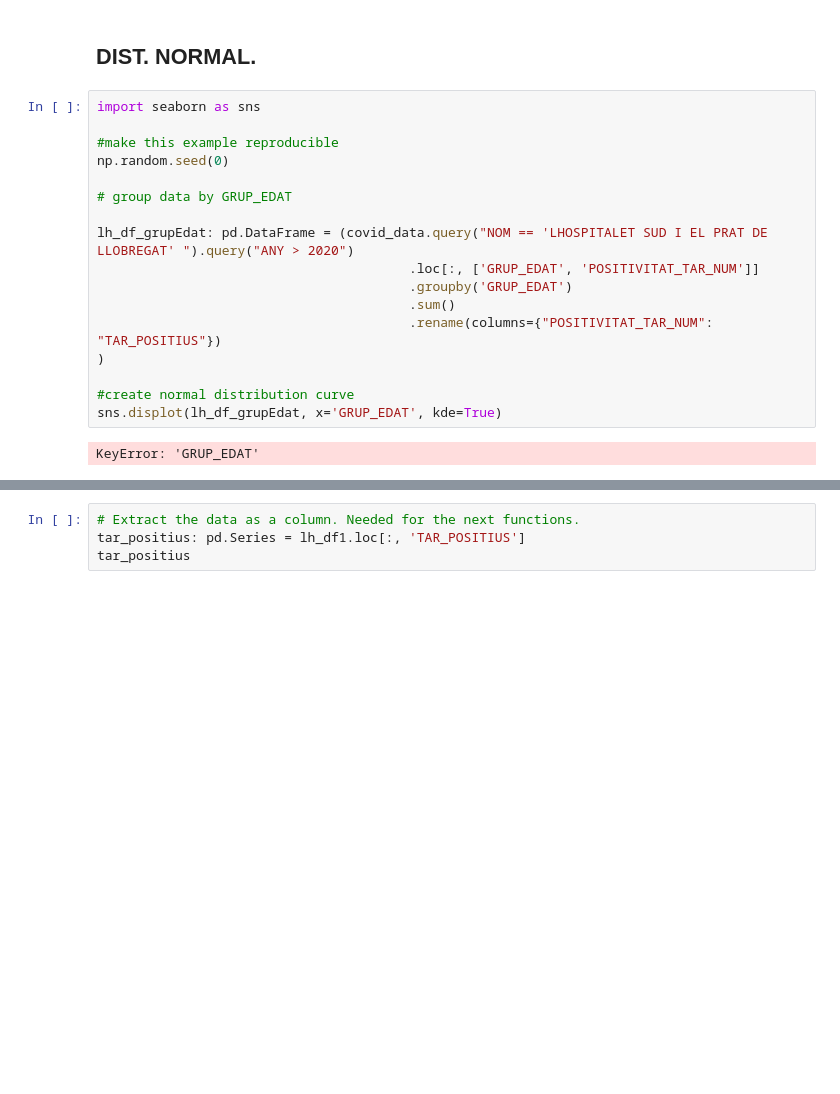
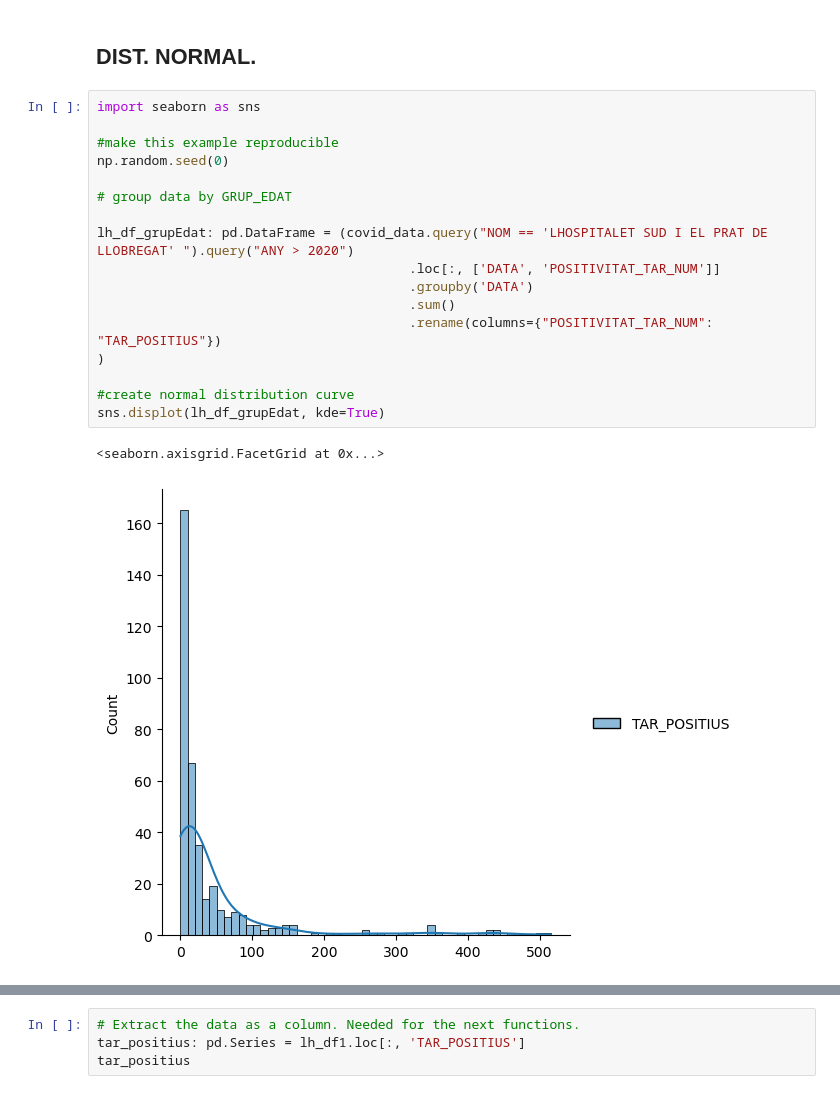
Before and after one commit to miquelamorosaldev/dawbio2-m14-bioinformatica-curs2022-2023-uf1-uf2, a Jupyter notebook: Sessió16_EstadisticaDadesCovid/readme-covid-2020-2021.ipynb, the cells around one changed output, grey strips where cells are left out. Drawn from its saved outputs; the diff is of its cells as text; blank space fills up the shorter version.

```diff
--- a/Sessió16_EstadisticaDadesCovid/readme-covid-2020-2021.ipynb
+++ b/Sessió16_EstadisticaDadesCovid/readme-covid-2020-2021.ipynb
@@ -88,19 +88,20 @@ DATA
 # %%
 import seaborn as sns
 
 #make this example reproducible
 np.random.seed(0)
 
 # group data by GRUP_EDAT
 
 lh_df_grupEdat: pd.DataFrame = (covid_data.query("NOM == 'LHOSPITALET SUD I EL PRAT DE LLOBREGAT' ").query("ANY > 2020")
-                                        .loc[:, ['GRUP_EDAT', 'POSITIVITAT_TAR_NUM']]
-                                        .groupby('GRUP_EDAT')
+                                        .loc[:, ['DATA', 'POSITIVITAT_TAR_NUM']]
+                                        .groupby('DATA')
                                         .sum()
                                         .rename(columns={"POSITIVITAT_TAR_NUM": "TAR_POSITIUS"})
 )
 
 #create normal distribution curve
-sns.displot(lh_df_grupEdat, x='GRUP_EDAT', kde=True)
+sns.displot(lh_df_grupEdat, kde=True)
 # %% [output]
-KeyError: 'GRUP_EDAT'
+<seaborn.axisgrid.FacetGrid at 0x...>
+[figure, added]
```
Also changed, not shown: parts of 2 cells of this notebook, 3 other files.
